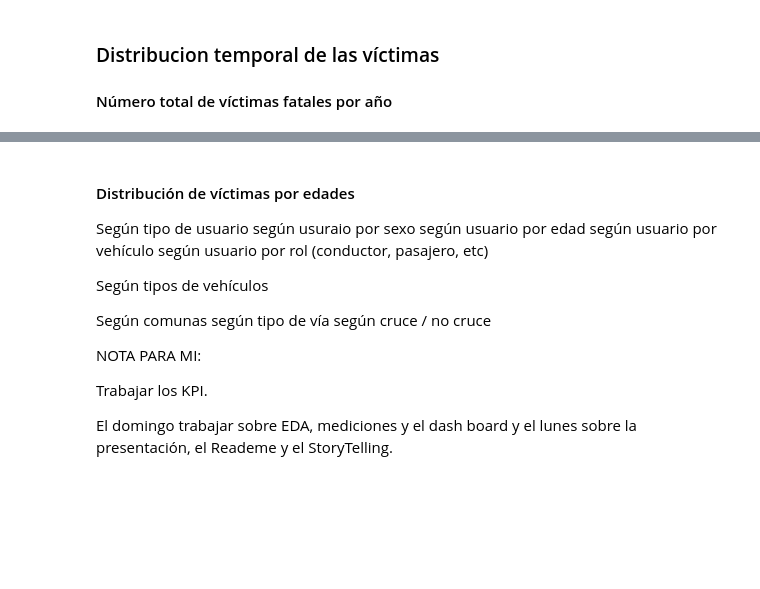
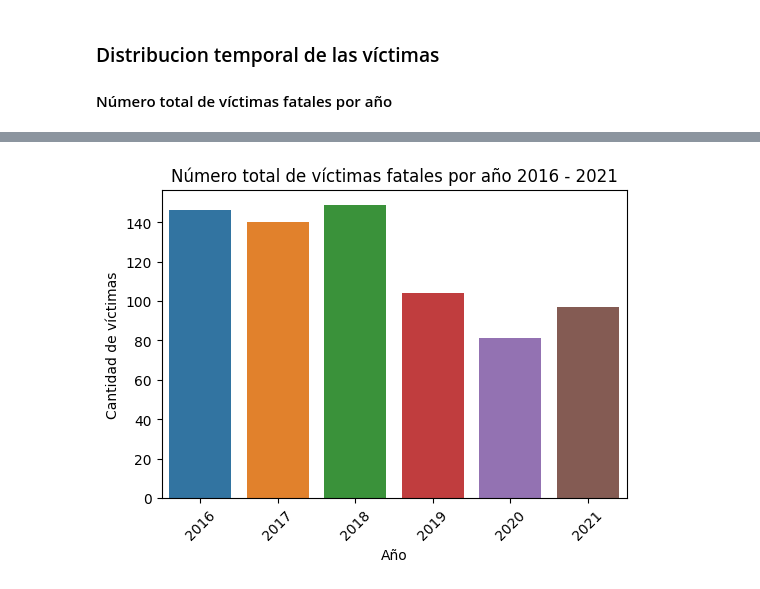
Before and after one commit to anapmaya/PI02_HENRY_DA, a Jupyter notebook: EDA.ipynb, the cells around one changed output, grey strips where cells are left out. Cells and saved outputs as stored; diff of their text form; code cells hidden in the pictures; blank space fills up the shorter version.

```diff
--- a/EDA.ipynb
+++ b/EDA.ipynb
@@ -126,21 +37,11 @@ plt.show()
-# %% [markdown]
-#### Distribución de víctimas por edades
-
-Según tipo de usuario
-según usuraio por sexo
-según usuario por edad
-según usuario por vehículo
-según usuario por rol (conductor, pasajero, etc)
-
-
-Según tipos de vehículos
-
-Según comunas
-según tipo de vía
-según cruce / no cruce
-
-NOTA PARA MI:
-
-Trabajar los KPI.
-
-El domingo trabajar sobre EDA, mediciones y el dash board y el lunes sobre la presentación, el Reademe y el StoryTelling.
+# %%
+plt.style.use('fast')
+plt.figure(figsize=(6,4))
+sns.countplot(data = df, x = "Año")
+plt.xticks(rotation=45)
+plt.ylabel('Cantidad de víctimas')
+plt.xlabel('Año')
+plt.title('Número total de víctimas fatales por año 2016 - 2021')
+plt.show()
+# %% [output]
+[figure, added]
```
Also changed, not shown: parts of 45 cells of this notebook.
